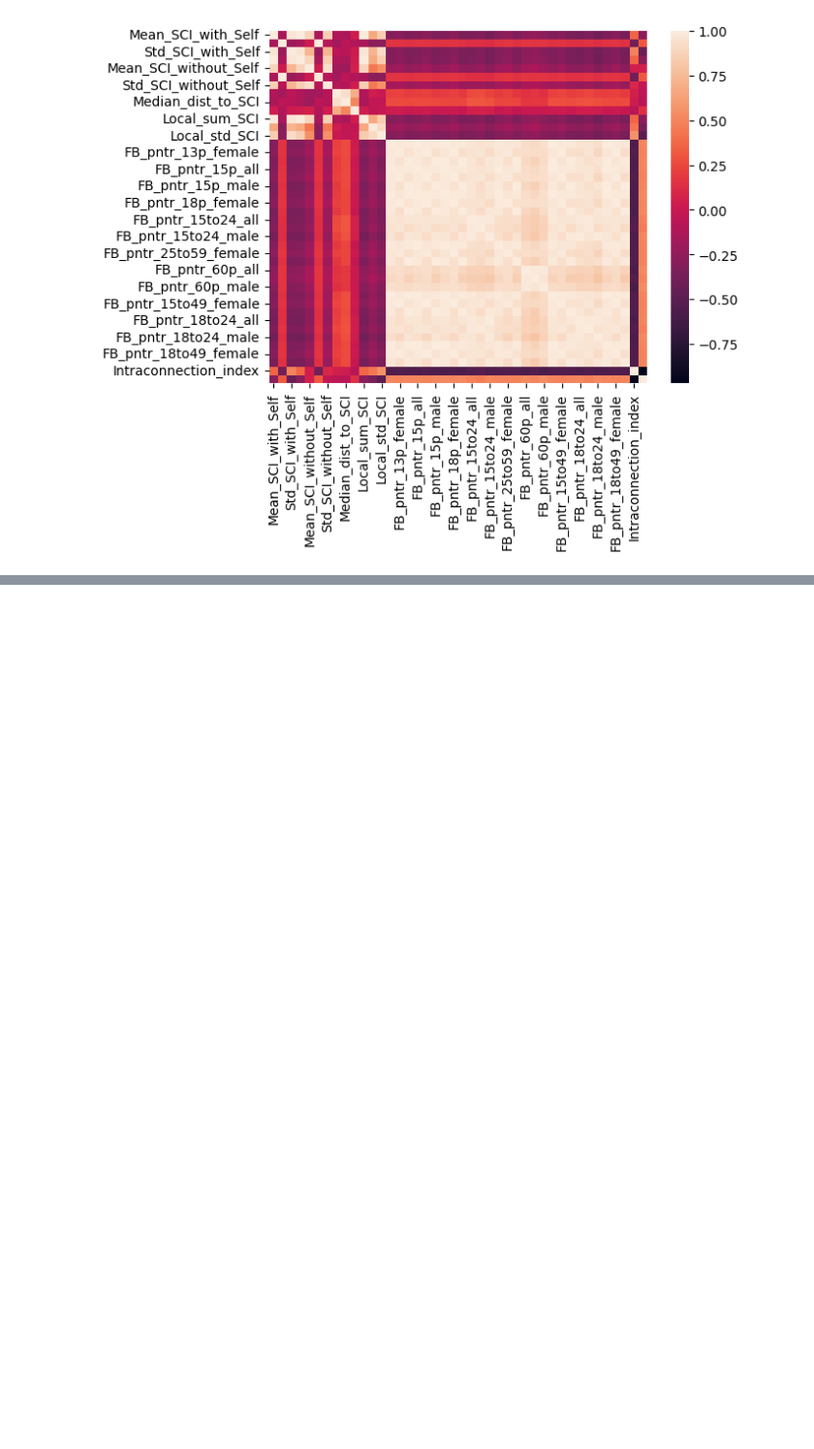
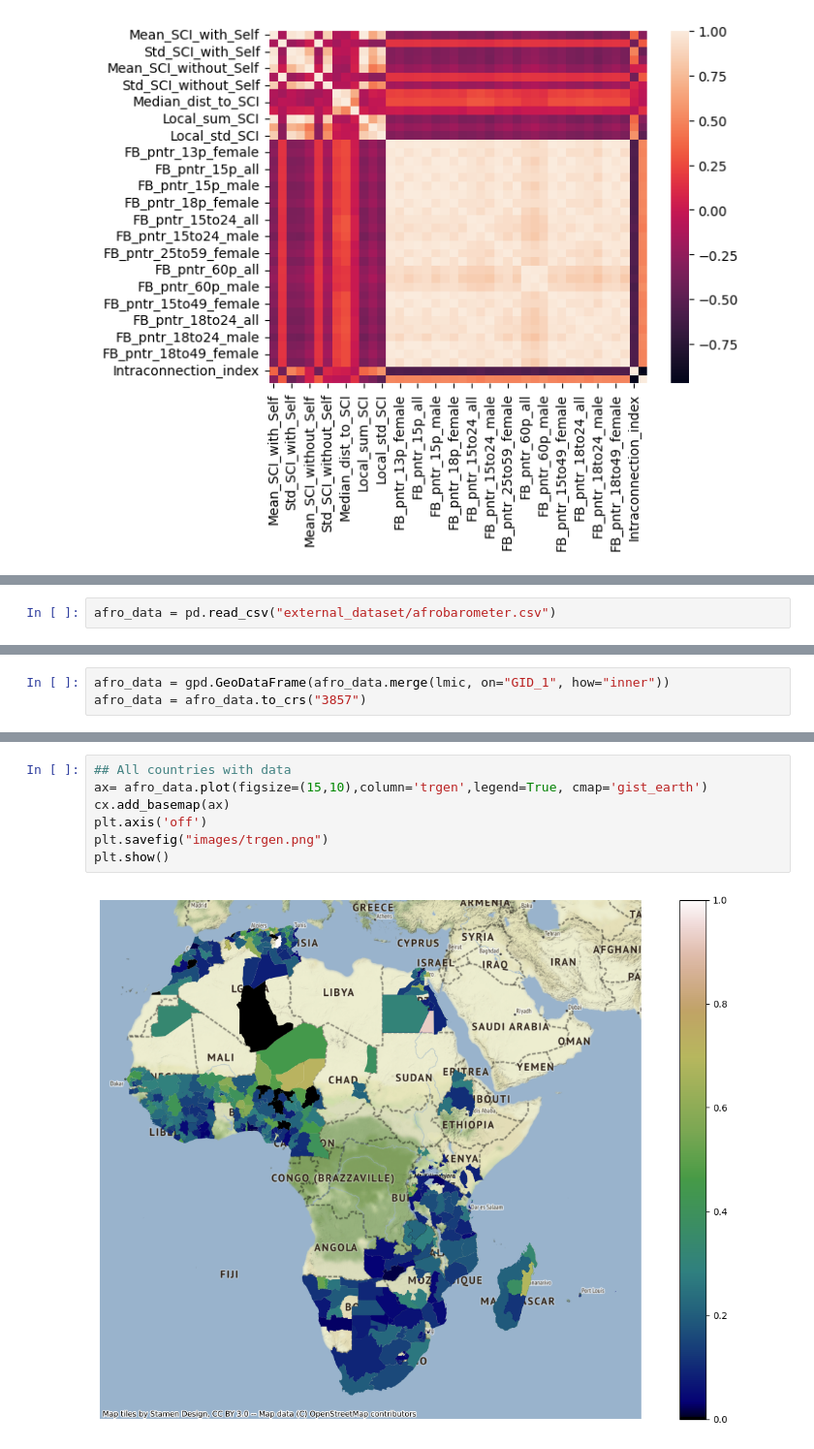
Before and after one commit to Societal-Computing/health_inequalities, a Jupyter notebook: notebooks/Data_Analysis.ipynb, the cells around one changed output, grey strips where cells are left out. Shown at 97% size. Saved outputs shown, nothing was run; the diff lists cells and outputs as text; blank space fills up the shorter version.

```diff
--- a/notebooks/Data_Analysis.ipynb
+++ b/notebooks/Data_Analysis.ipynb
@@ -137,0 +193,2 @@ print(model.summary())
+# %%
+afro_data = pd.read_csv("external_dataset/afrobarometer.csv")
@@ -137,0 +204,3 @@ print(model.summary())
+# %%
+afro_data = gpd.GeoDataFrame(afro_data.merge(lmic, on="GID_1", how="inner"))
+afro_data = afro_data.to_crs("3857")
@@ -137,0 +217,9 @@ print(model.summary())
+# %%
+## All countries with data
+ax= afro_data.plot(figsize=(15,10),column='trgen',legend=True, cmap='gist_earth')
+cx.add_basemap(ax)
+plt.axis('off')
+plt.savefig("images/trgen.png")
+plt.show()
+# %% [output]
+[figure, added]
```
Also changed, not shown: parts of 26 cells of this notebook, 4 other files.
